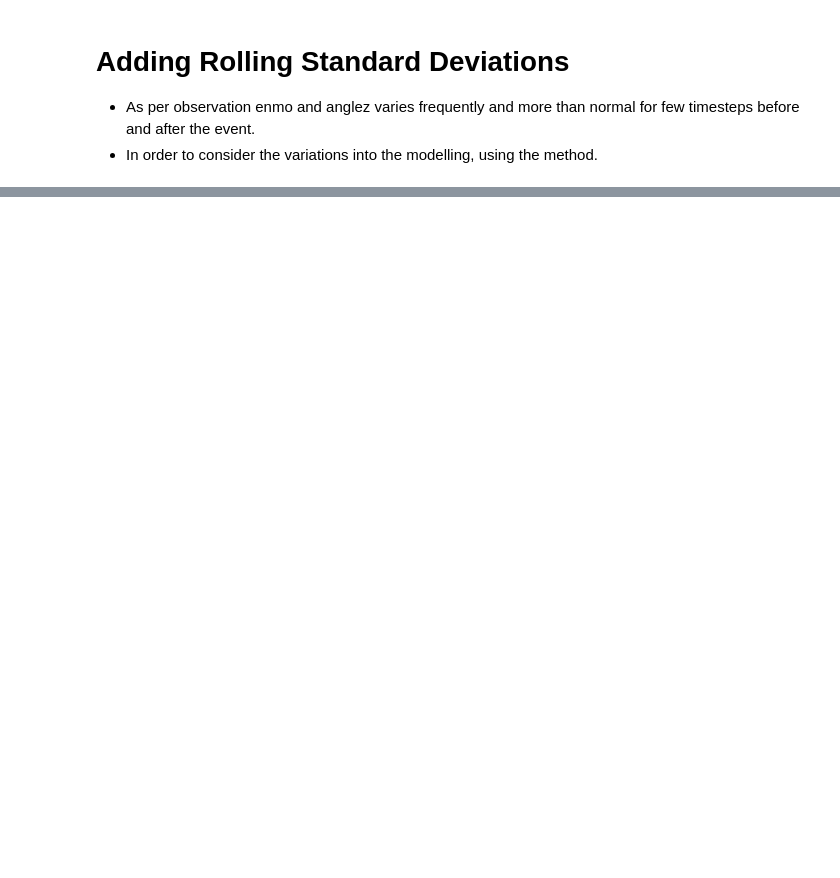
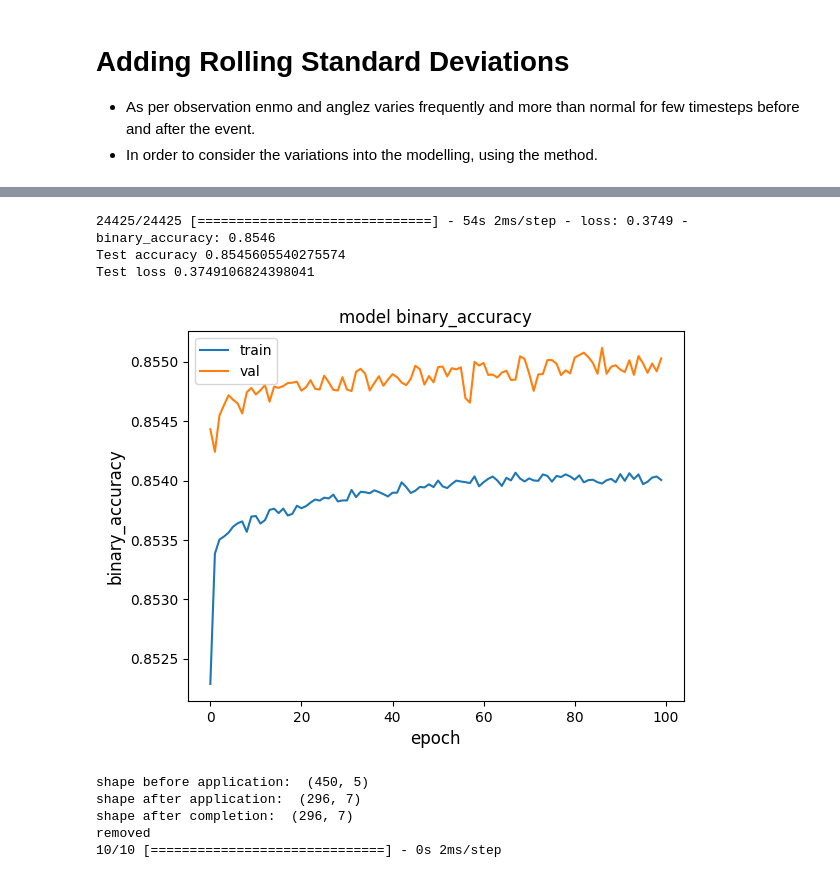
Before and after one commit to snajeebz/CMI-SleepState-Detection, a Jupyter notebook: submission-final.ipynb, the cells around one changed output, grey strips where cells are left out. Saved outputs shown, nothing was run; the diff lists cells and outputs as text; code cells hidden in the pictures; blank space fills up the shorter version.

```diff
--- a/submission-final.ipynb
+++ b/submission-final.ipynb
@@ -71,3 +90,6 @@ df_series
+# %%
+df_series.drop('diff_enmo', inplace=True, axis=1)
+df_series.drop('diff_anglez', inplace=True, axis=1)
 # %% [markdown]
 # Clustering the Enmo and Anglez
 # %%
@@ -88,15 +131,16 @@ df_series['cluster']=(clustering(df_series)+1)/4
 
 - As per observation enmo and anglez varies frequently and more than normal for few timesteps before and after the event.
 - In order to consider the variations into the modelling, using the method.
-# %%
-def rollingstd(df):
-    df['sd_anglez_1']=pd.to_numeric(df['anglez'].rolling(window=12).std())
-    df['sd_enmo_1']=pd.to_numeric(df['enmo'].rolling(window=12).std())
-    df['sd_anglez_1'].fillna('0.0',inplace=True)
-    df['sd_enmo_1'].fillna('0.0',inplace=True)
-   # df['sleep'] = df['sleep'].replace({0:False, 1:True})
-    return(df)
-series_df=rollingstd(df_series)
-series_df['sd_anglez_1']=pd.to_numeric(series_df['sd_anglez_1'])
-series_df['sd_enmo_1']=pd.to_numeric(series_df['sd_anglez_1'])
-series_df[['sleep']]=series_df[['sleep']].astype(int)
+# %%
+def rollingstd(df):
+    df['sd_anglez_1']=np.nan
+    df['sd_enmo_1']=np.nan
+    for series_id in tqdm(df['series_id'].unique()):
+        df['sd_anglez_1']=df['anglez'][df['series_id']==series_id].rolling(window=12).std()
+        df['sd_enmo_1']=df['enmo'][df['series_id']==series_id].rolling(window=12).std()
+        df['sd_anglez_1'][df['series_id']==series_id].fillna(df['anglez'][df['series_id']==series_id].rolling(window=1).std(),inplace=True)
+        df['sd_enmo_1'][df['series_id']==series_id].fillna(df['enmo'][df['series_id']==series_id].rolling(window=1).std(),inplace=True)
+   # df['sleep'] = df['sleep'].replace({0:False, 1:True})
+    df['sd_anglez_1'].fillna(0.0,inplace=True)
+    df['sd_enmo_1'].fillna(0.0,inplace=True)
+    return(df)
@@ -140,7 +210,7 @@ model_nn=tf.keras.Sequential([
 #                loss=tf.keras.losses.BinaryCrossentropy(from_logits=True),
 #                metrics=['accuracy'])
 # %%
-epochs = 50
+epochs = 100
 batch_size = win_size
 
 callbacks = [
@@ -150,7 +220,7 @@ callbacks = [
     tf.keras.callbacks.ReduceLROnPlateau(
         monitor="val_loss", factor=0.5, patience=epochs, min_lr=0.0001
     ),
-    tf.keras.callbacks.EarlyStopping(monitor="val_loss", patience=epochs/10, verbose=1),
+    tf.keras.callbacks.EarlyStopping(monitor="val_loss", patience=epochs, verbose=1),
 ]
 model_nn.compile(
     optimizer="adam",
@@ -194,18 +366,24 @@ Epoch 1/50
 # %%
-model = keras.models.load_model("best_model.x")
+model = tf.keras.models.load_model("best_model.x")
 
 test_loss, test_acc = model.evaluate(X_test, y_test)
 
 print("Test accuracy", test_acc)
 print("Test loss", test_loss)
+# %% [output]
+24425/24425 [==============================] - 54s 2ms/step - loss: 0.3749 - binary_accuracy: 0.8546
+Test accuracy 0.8545605540275574
+Test loss 0.3749106824398041
 # %%
-metric = "sparse_categorical_accuracy"
+metric = "binary_accuracy"
 plt.figure()
 plt.plot(history.history[metric])
 plt.plot(history.history["val_" + metric])
 plt.title("model " + metric)
 plt.ylabel(metric, fontsize="large")
 plt.xlabel("epoch", fontsize="large")
 plt.legend(["train", "val"], loc="best")
 plt.show()
 plt.close()
+# %% [output]
+[figure, added]
@@ -211,0 +394,16 @@ plt.close()
+# %%
+
+test=inactive_periods(test)
+test_df=test
+test_df['cluster']=(clustering(test_df)+1)/4
+test_df=rollingstd(test_df)
+test_df['sd_anglez_1']=pd.to_numeric(test_df['sd_anglez_1'])
+test_df['sd_enmo_1']=pd.to_numeric(test_df['sd_anglez_1'])
+X=test_df[['sd_anglez_1','sd_enmo_1','anglez','enmo','cluster']]
+y=np.absolute(model.predict(X))
+# %% [output]
+shape before application:  (450, 5)
+shape after application:  (296, 7)
+shape after completion:  (296, 7)
+removed
+10/10 [==============================] - 0s 2ms/step
```
Also changed, not shown: parts of 20 cells of this notebook.
